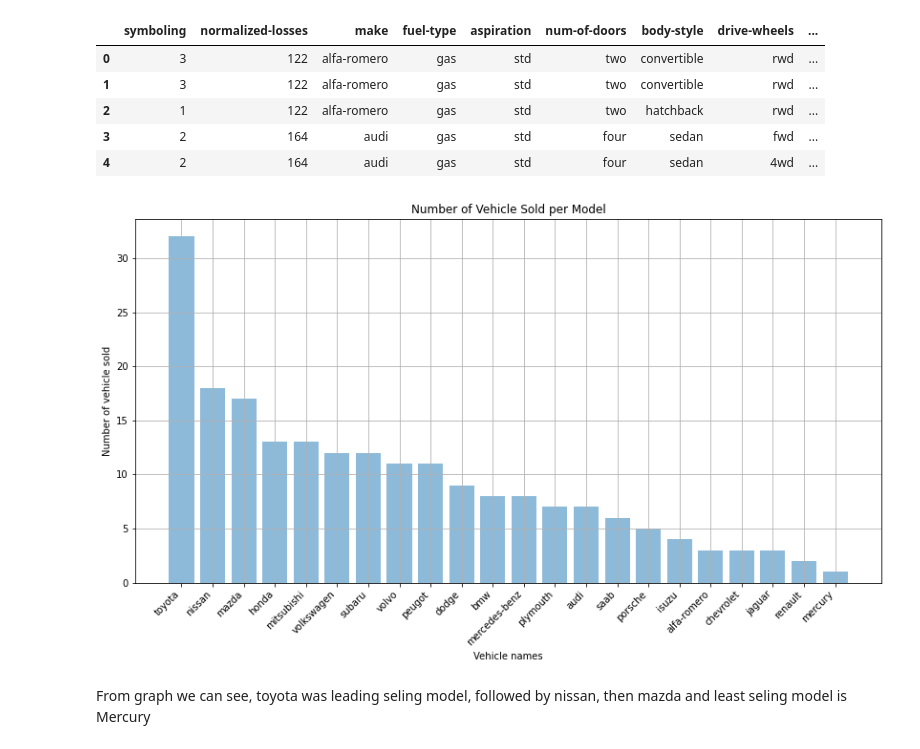
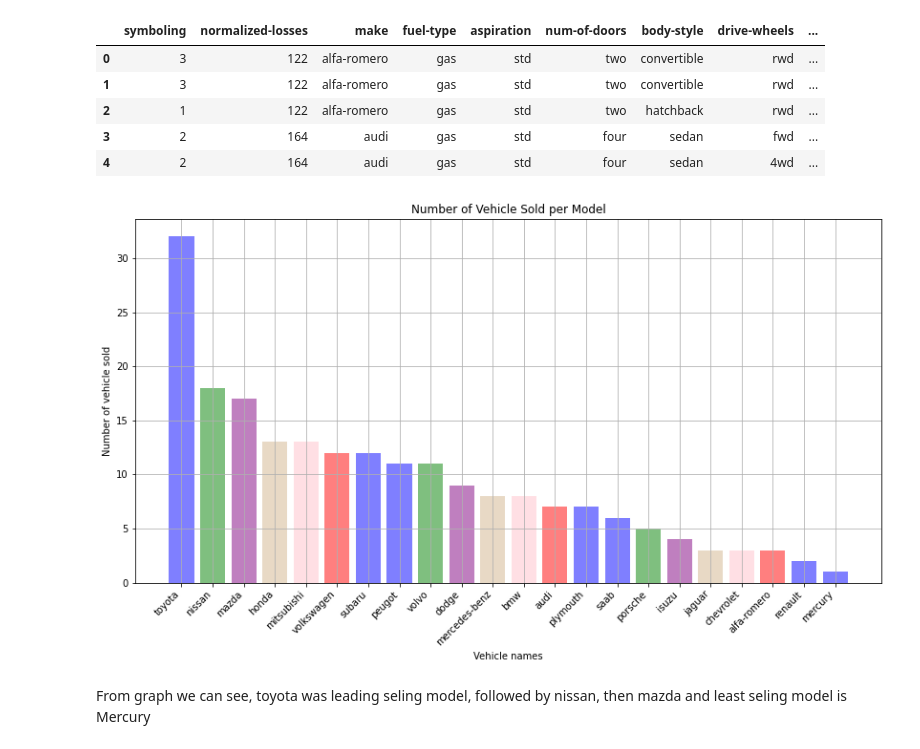
Before and after one commit to thejosec01/used_car, a Jupyter notebook: used-car price prediction.ipynb, the cells around one changed output. Drawn from its saved outputs; the diff is of its cells as text; code cells hidden in the pictures.

```diff
--- a/used-car price prediction.ipynb
+++ b/used-car price prediction.ipynb
@@ -468,21 +467,22 @@ data.head(5)
 #Makes_names = list(data['make'].unique())
 Makes_names_data =pd.DataFrame(data['make'].value_counts()).reset_index(inplace=False)
 # %%
+colors = ['blue', 'green', 'purple', 'tan', 'pink', 'red', 'blue']
 objects_names=list(Makes_names_data['index'])
 y_pos =np.arange(len(objects_names))
 Number_sold = list(Makes_names_data['make'])
 
 plt.figure(figsize=(14,7))
-plt.bar(y_pos, Number_sold, align='center', alpha=0.5)
+plt.bar(y_pos, Number_sold, align='center',color=colors,alpha=0.5)
 plt.xticks(y_pos, objects_names, rotation =45, ha='right')
 
 plt.xlabel('Vehicle names')
 plt.ylabel('Number of vehicle sold')
 plt.title('Number of Vehicle Sold per Model')
 plt.grid(True)
 plt.show()
 # %% [output]
-[figure, old version]
+[figure, new version]
 # %% [markdown]
 From graph  we can see, toyota was leading seling model, followed by nissan, then mazda and least seling model is Mercury
 # %%
```
Also changed, not shown: parts of 13 cells of this notebook.
